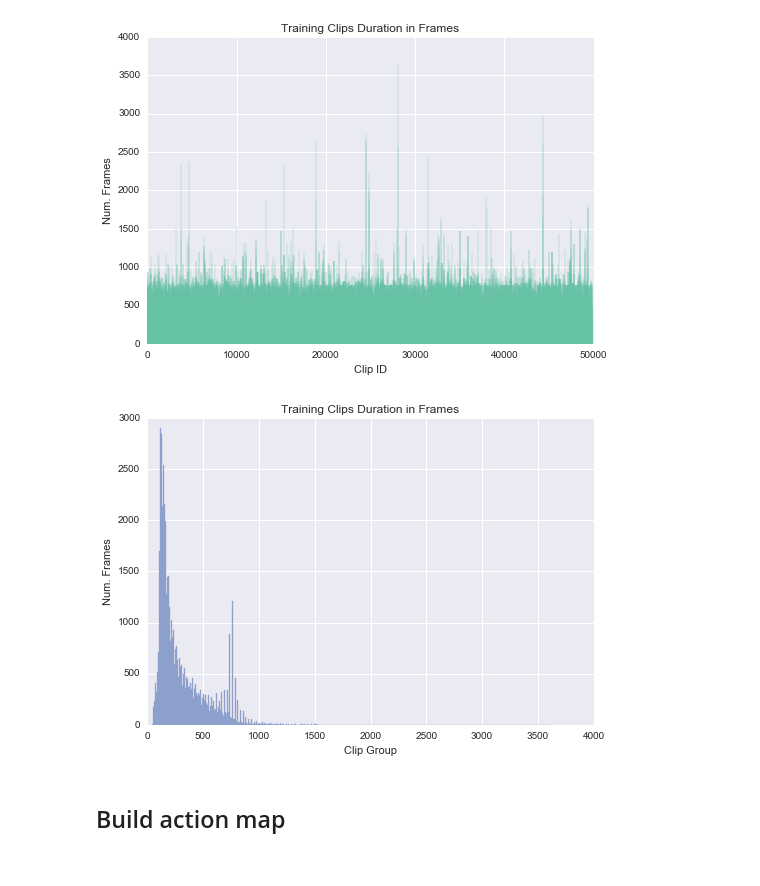
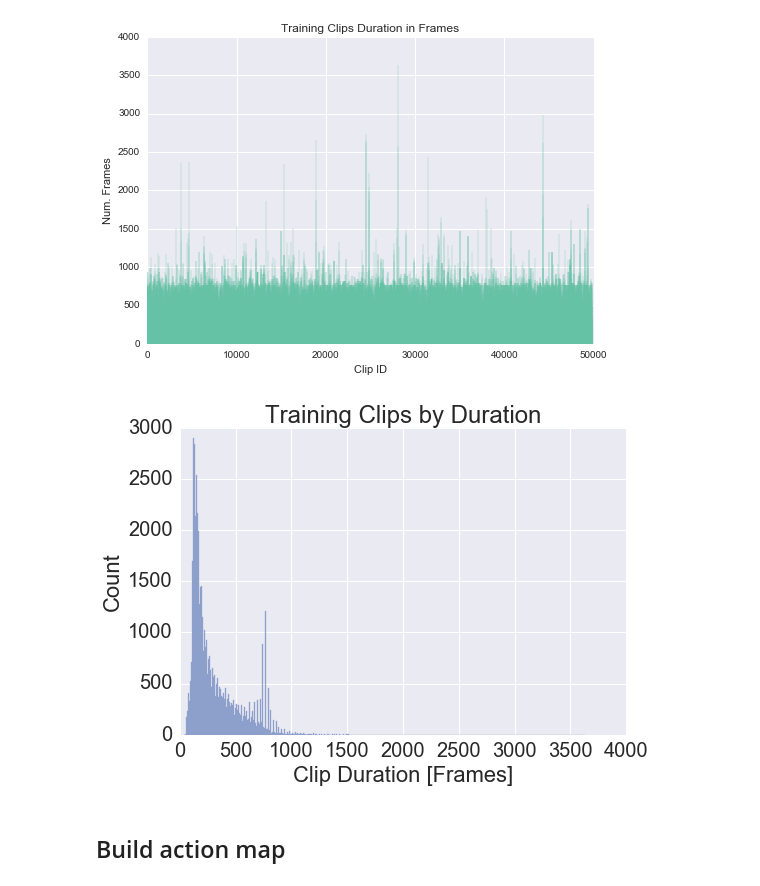
Before and after one commit to salmedina/16824_FinalProject, a Jupyter notebook: notebooks/Charades Analysis.ipynb, the cells around one changed output. Cells and saved outputs as stored; diff of their text form; code cells hidden in the pictures.

```diff
--- a/notebooks/Charades Analysis.ipynb
+++ b/notebooks/Charades Analysis.ipynb
@@ -9,6 +9,7 @@ import seaborn as sns
 from collections import namedtuple
 
 palette = sns.color_palette("Set2", 10)
+sns.set_context("notebook", font_scale=2.0)
 # %% [markdown]
 First define the paths where the data is located
 # %%
@@ -201,12 +202,12 @@ plt.show()
 # %%
 plt.clf()
 plt.hist(clip_lengths, color=palette[2], edgecolor=palette[2], bins=400) #~100 per bin
-plt.xlabel('Clip Group')
-plt.ylabel('Num. Frames')
-plt.title('Training Clips Duration in Frames')
+plt.xlabel('Clip Duration [Frames]')
+plt.ylabel('Count')
+plt.title('Training Clips by Duration')
 plt.show()
 # %% [output]
-[figure, old version]
+[figure, new version]
 # %% [markdown]
 ## Build action map
 # %%
```
Also changed, not shown: parts of 4 cells of this notebook.
